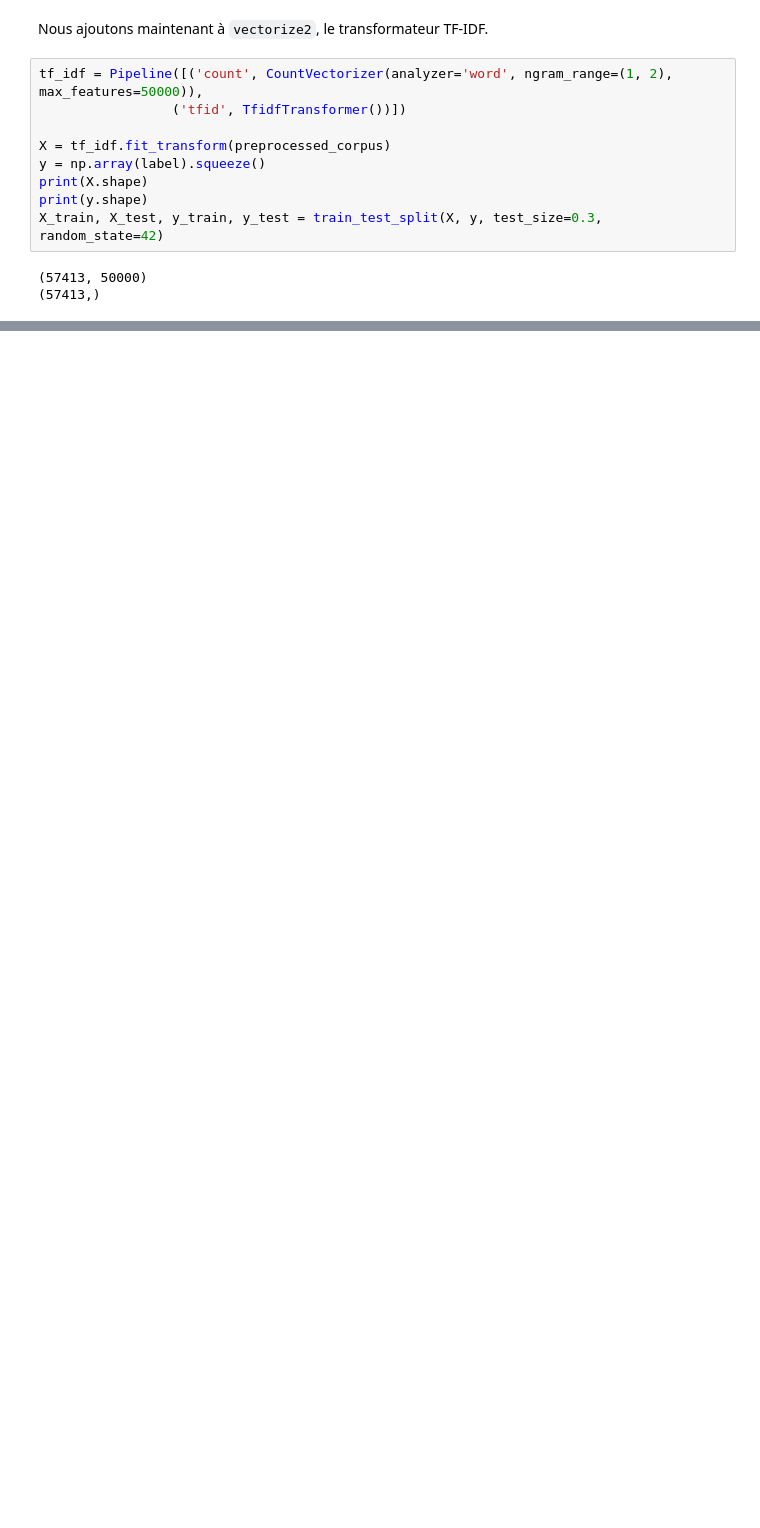
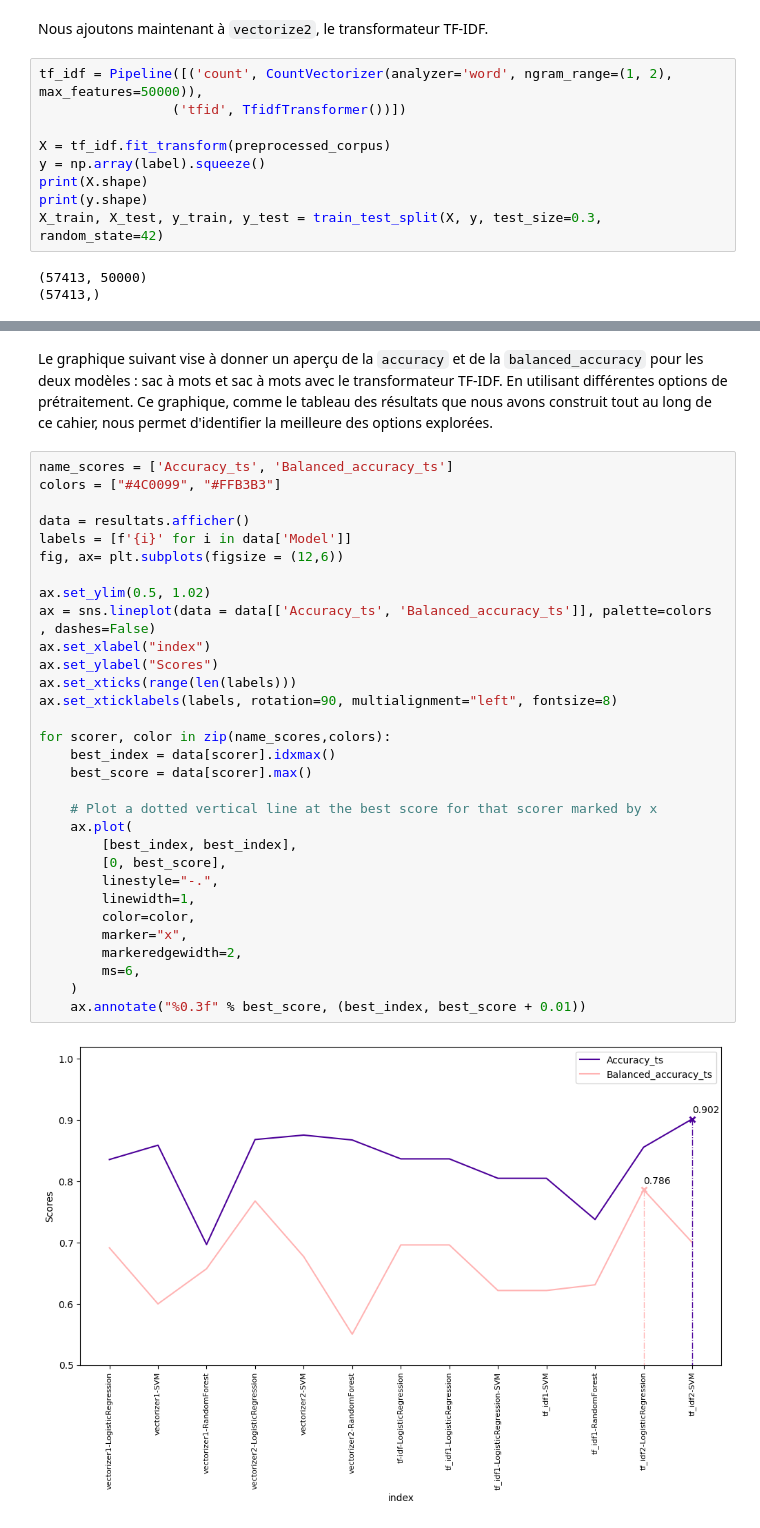
Before and after one commit to JulAgu/TAL_class_locuteur_Chirac_Mitterrand, a Jupyter notebook: main.ipynb, the cells around one changed output, grey strips where cells are left out. Cells and saved outputs as stored; diff of their text form; blank space fills up the shorter version.

```diff
--- a/main.ipynb
+++ b/main.ipynb
@@ -787,3 +792,38 @@ resultats.afficher()
 | 10 | tf_idf1-RandomForest | 0.903605 | 0.941200 | 0.941289 | 0.737866 | 0.631181 | 0.837397 |
 | 11 | tf_idf2-LogisticRegression | 0.914827 | 0.926146 | 0.948890 | 0.855899 | 0.786351 | 0.914082 |
 | 12 | tf_idf2-SVM | 0.993655 | 0.996025 | 0.996332 | 0.901939 | 0.700257 | 0.945260 |
+# %% [markdown]
+Le graphique suivant vise à donner un aperçu de la `accuracy` et de la `balanced_accuracy` pour les deux modèles : sac à mots et sac à mots avec le transformateur TF-IDF. En utilisant différentes options de prétraitement. Ce graphique, comme le tableau des résultats que nous avons construit tout au long de ce cahier, nous permet d'identifier la meilleure des options explorées.
+# %%
+name_scores = ['Accuracy_ts', 'Balanced_accuracy_ts']
+colors = ["#4C0099", "#FFB3B3"]
+
+data = resultats.afficher()
+labels = [f'{i}' for i in data['Model']]
+fig, ax= plt.subplots(figsize = (12,6))
+
+ax.set_ylim(0.5, 1.02)
+ax = sns.lineplot(data = data[['Accuracy_ts', 'Balanced_accuracy_ts']], palette=colors , dashes=False)
+ax.set_xlabel("index")
+ax.set_ylabel("Scores")
+ax.set_xticks(range(len(labels)))
+ax.set_xticklabels(labels, rotation=90, multialignment="left", fontsize=8)
+
+for scorer, color in zip(name_scores,colors):
+    best_index = data[scorer].idxmax()
+    best_score = data[scorer].max()
+
+    # Plot a dotted vertical line at the best score for that scorer marked by x
+    ax.plot(
+        [best_index, best_index],
+        [0, best_score],
+        linestyle="-.",
+        linewidth=1,
+        color=color,
+        marker="x",
+        markeredgewidth=2,
+        ms=6,
+    )
+    ax.annotate("%0.3f" % best_score, (best_index, best_score + 0.01))
+# %% [output]
+[figure, added]
```
Also changed, not shown: parts of 12 cells of this notebook, 2 other files.
